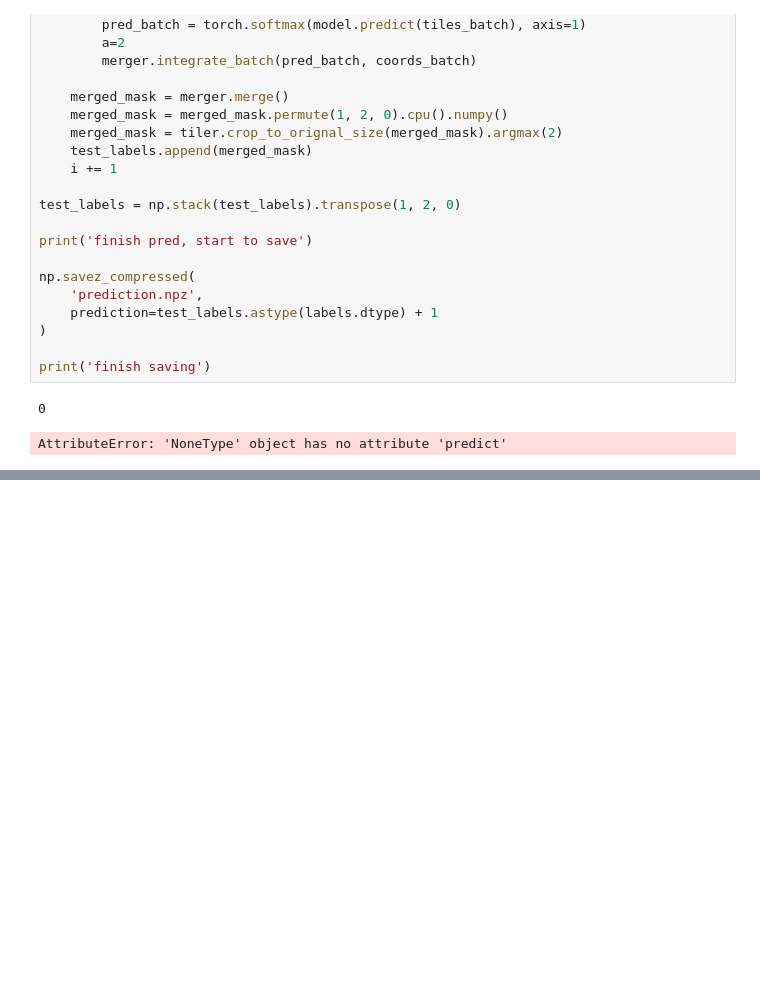
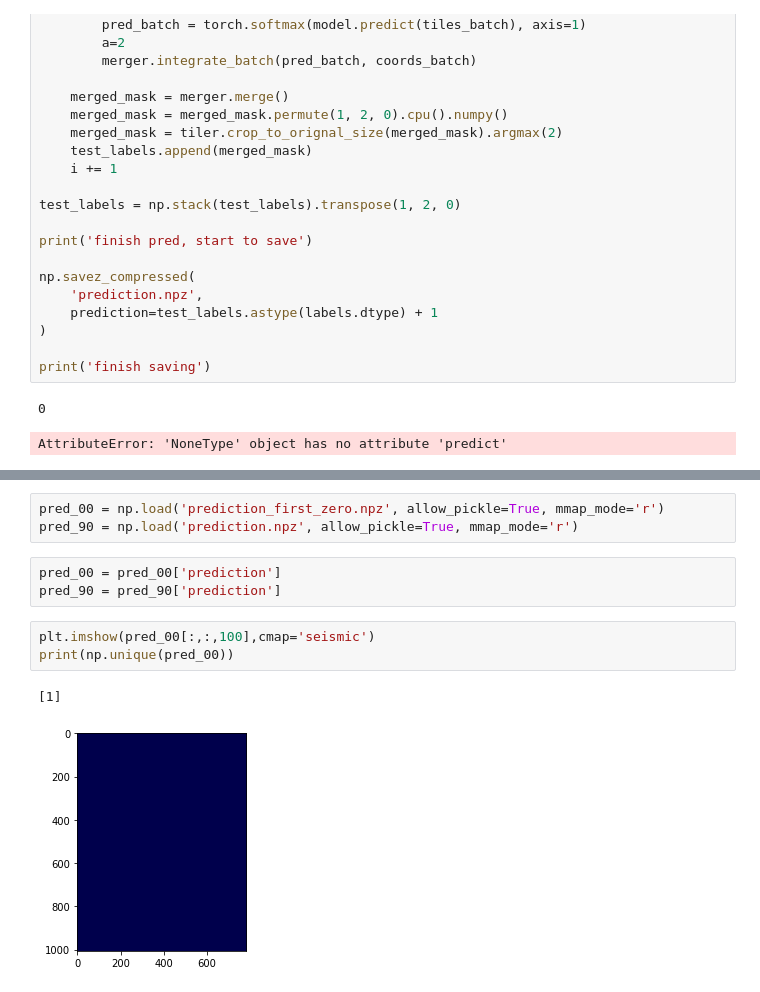
Before and after one commit to armercier/seismic-Facies-Identification, a Jupyter notebook: playground.ipynb, the cells around one changed output, grey strips where cells are left out. Saved outputs shown, nothing was run; the diff lists cells and outputs as text; blank space fills up the shorter version.

```diff
--- a/playground.ipynb
+++ b/playground.ipynb
@@ -249,0 +296,12 @@ AttributeError: 'NoneType' object has no attribute 'predict'
+# %%
+pred_00 = np.load('prediction_first_zero.npz', allow_pickle=True, mmap_mode='r')
+pred_90 = np.load('prediction.npz', allow_pickle=True, mmap_mode='r')
+# %%
+pred_00 = pred_00['prediction']
+pred_90 = pred_90['prediction']
+# %%
+plt.imshow(pred_00[:,:,100],cmap='seismic')
+print(np.unique(pred_00))
+# %% [output]
+[1]
+[figure, added]
```
Also changed, not shown: parts of 3 cells of this notebook, 1 other file.
